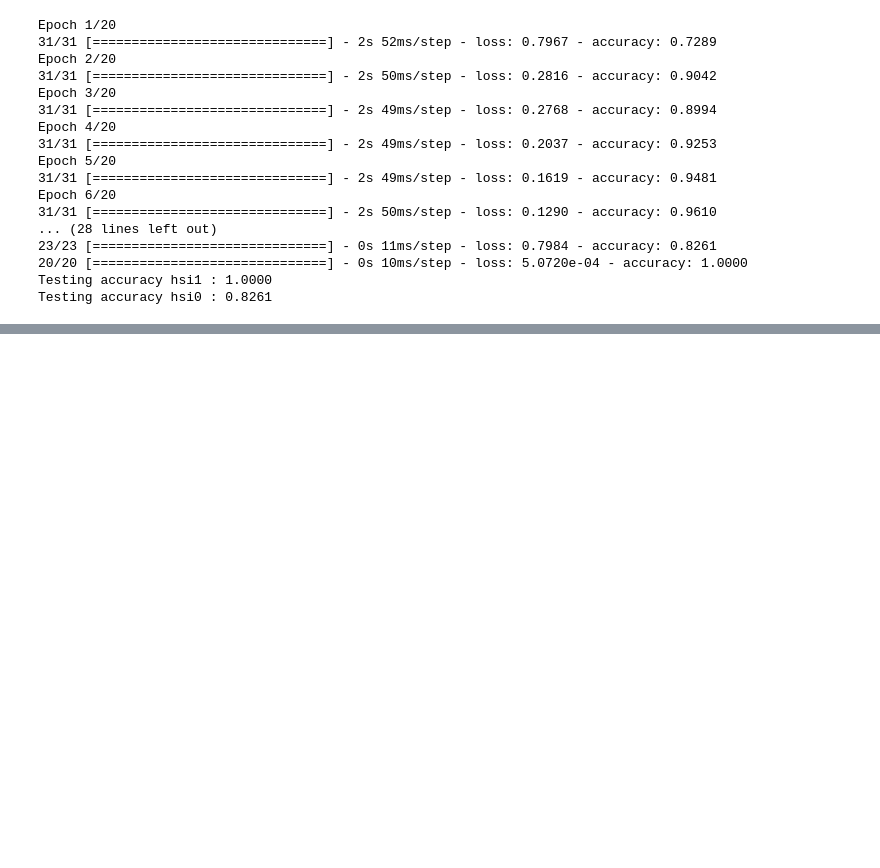
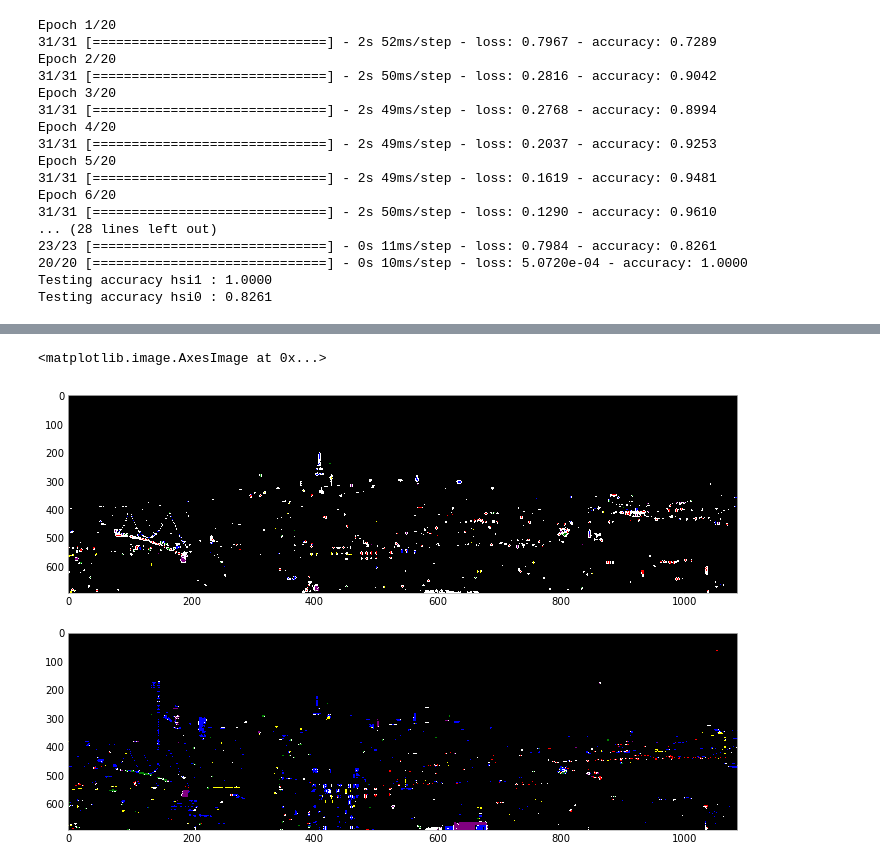
Before and after one commit to gdobler/lighting-tech-changeover, a Jupyter notebook: ltco/UO_lightingtechnology_mainly_script.ipynb, the cells around one changed output, grey strips where cells are left out. Saved outputs shown, nothing was run; the diff lists cells and outputs as text; code cells hidden in the pictures; blank space fills up the shorter version.

```diff
--- a/ltco/UO_lightingtechnology_mainly_script.ipynb
+++ b/ltco/UO_lightingtechnology_mainly_script.ipynb
@@ -607,0 +695,31 @@ fig.tight_layout()
+# %%
+rgb_tech_hsi1 = np.zeros((695, 1087, 3))
+rgb_tech_hsi0 = np.zeros((695, 1087, 3))
+
+
+def get_rbg_loc(rgb_tech, src, r, g, b):
+  for i in range(len(src)):
+      rgb_tech[src.iloc[i].loc_y, src.iloc[i].loc_x] = (r, g, b)
+  return rgb_tech
+# %%
+rgb_tech_hsi0 = get_rbg_loc(rgb_tech_hsi0, unknown_hsi0, 1, 1, 1)
+rgb_tech_hsi0 = get_rbg_loc(rgb_tech_hsi0, HPS_hsi0, 1, 0, 0)
+rgb_tech_hsi0 = get_rbg_loc(rgb_tech_hsi0, LED_hsi0, 0, 0, 1)
+rgb_tech_hsi0 = get_rbg_loc(rgb_tech_hsi0, CFL_hsi0, 1, 1, 0)
+rgb_tech_hsi0 = get_rbg_loc(rgb_tech_hsi0, MH_hsi0, 128/255, 0, 128/255)
+rgb_tech_hsi0 = get_rbg_loc(rgb_tech_hsi0, INC_hsi0, 0, 128/255, 0)
+
+
+rgb_tech_hsi1 = get_rbg_loc(rgb_tech_hsi1, unknown_hsi1, 1, 1, 1)
+rgb_tech_hsi1 = get_rbg_loc(rgb_tech_hsi1, HPS_hsi1, 1, 0, 0)
+rgb_tech_hsi1 = get_rbg_loc(rgb_tech_hsi1, LED_hsi1, 0, 0, 1)
+rgb_tech_hsi1 = get_rbg_loc(rgb_tech_hsi1, CFL_hsi1, 1, 1, 0)
+rgb_tech_hsi1 = get_rbg_loc(rgb_tech_hsi1, MH_hsi1, 128/255, 0, 128/255)
+rgb_tech_hsi1 = get_rbg_loc(rgb_tech_hsi1, INC_hsi1, 0, 128/255, 0)
+# %%
+fig, ax = plt.subplots(nrows=2, ncols=1, figsize = (12, 8))
+ax[0].imshow(rgb_tech_hsi0, aspect="auto")
+ax[1].imshow(rgb_tech_hsi1, aspect="auto")
+# %% [output]
+<matplotlib.image.AxesImage at 0x...>
+[figure, added]
```
Also changed, not shown: parts of 13 cells of this notebook, 2 other files.
